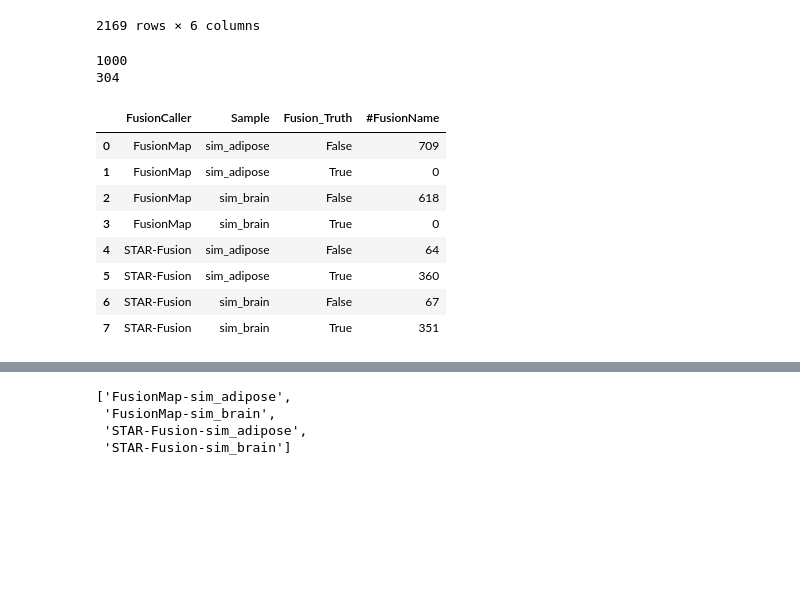
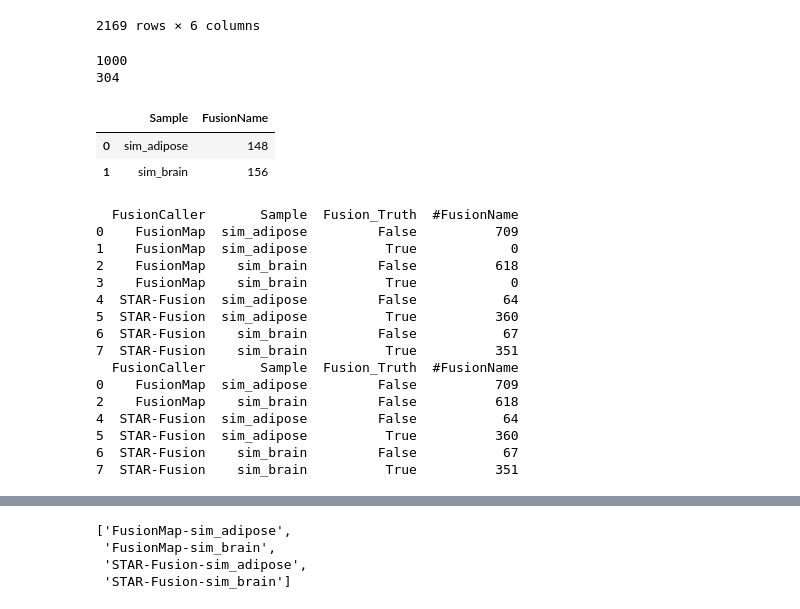
Before and after one commit to RMichae1/gene_fusion, a Jupyter notebook: Fusion_Analysis.ipynb, the cells around one changed output, grey strips where cells are left out. Cells and saved outputs as stored; diff of their text form; code cells hidden in the pictures; blank space fills up the shorter version.

```diff
--- a/Fusion_Analysis.ipynb
+++ b/Fusion_Analysis.ipynb
@@ -224,24 +224,39 @@ unified_df_val
 # %%
 # missed fusions aka. not in the calls
 truth_select_df[~truth_select_df["FusionName"].isin(unified_df_val["#FusionName"])]
 # do that for both callers
 fmap_calls = unified_df_val[unified_df_val["FusionCaller"]=="FusionMap"]
 fus_calls = unified_df_val[unified_df_val["FusionCaller"]=="STAR-Fusion"]
 print(len(truth_select_df[~truth_select_df["FusionName"].isin(fmap_calls["#FusionName"])]))
+
 print(len(truth_select_df[~truth_select_df["FusionName"].isin(fus_calls["#FusionName"])]))
+
+inv_truth = truth_select_df[~truth_select_df["FusionName"].isin(unified_df_val["#FusionName"])].groupby("Sample").count().reset_index()
+inv_truth
 # %% [output]
 1000
 304
+|  | Sample | FusionName |
+| 0 | sim_adipose | 148 |
+| 1 | sim_brain | 156 |
 # %%
 fusion_truth = unified_df_val.groupby(["FusionCaller", "Sample", "Fusion_Truth"])[["#FusionName"]].count().unstack(fill_value=0).stack().reset_index()
-fusion_truth
+print(fusion_truth)
+print(fusion_truth[fusion_truth["#FusionName"]>0])
 # %% [output]
-|  | FusionCaller | Sample | Fusion_Truth | #FusionName |
-| 0 | FusionMap | sim_adipose | False | 709 |
-| 1 | FusionMap | sim_adipose | True | 0 |
-| 2 | FusionMap | sim_brain | False | 618 |
-| 3 | FusionMap | sim_brain | True | 0 |
-| 4 | STAR-Fusion | sim_adipose | False | 64 |
-| 5 | STAR-Fusion | sim_adipose | True | 360 |
-| 6 | STAR-Fusion | sim_brain | False | 67 |
-| 7 | STAR-Fusion | sim_brain | True | 351 |
+  FusionCaller       Sample  Fusion_Truth  #FusionName
+0    FusionMap  sim_adipose         False          709
+1    FusionMap  sim_adipose          True            0
+2    FusionMap    sim_brain         False          618
+3    FusionMap    sim_brain          True            0
+4  STAR-Fusion  sim_adipose         False           64
+5  STAR-Fusion  sim_adipose          True          360
+6  STAR-Fusion    sim_brain         False           67
+7  STAR-Fusion    sim_brain          True          351
+  FusionCaller       Sample  Fusion_Truth  #FusionName
+0    FusionMap  sim_adipose         False          709
+2    FusionMap    sim_brain         False          618
+4  STAR-Fusion  sim_adipose         False           64
+5  STAR-Fusion  sim_adipose          True          360
+6  STAR-Fusion    sim_brain         False           67
+7  STAR-Fusion    sim_brain          True          351
```
Also changed, not shown: parts of 1 cell of this notebook, 2 other files.
